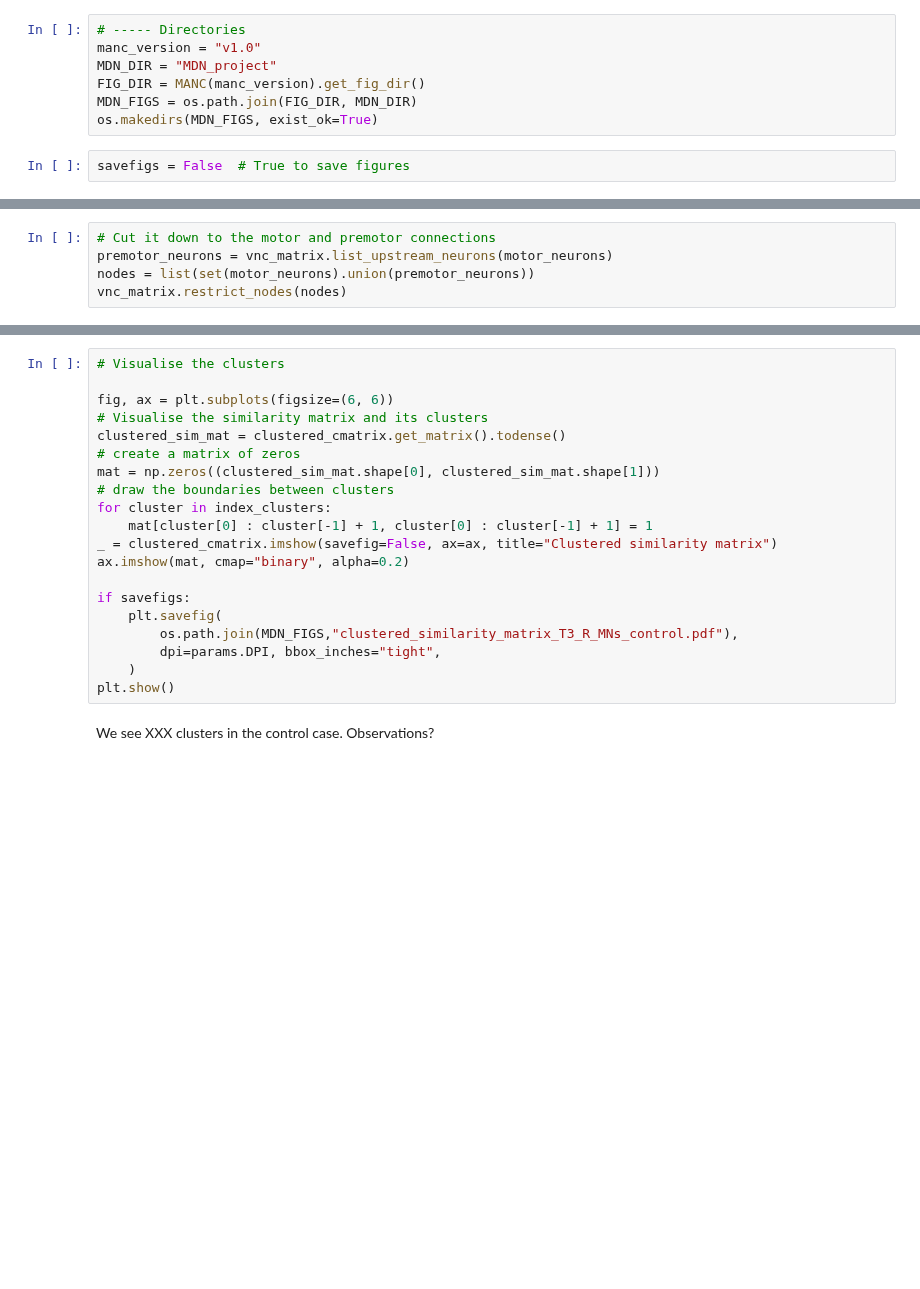
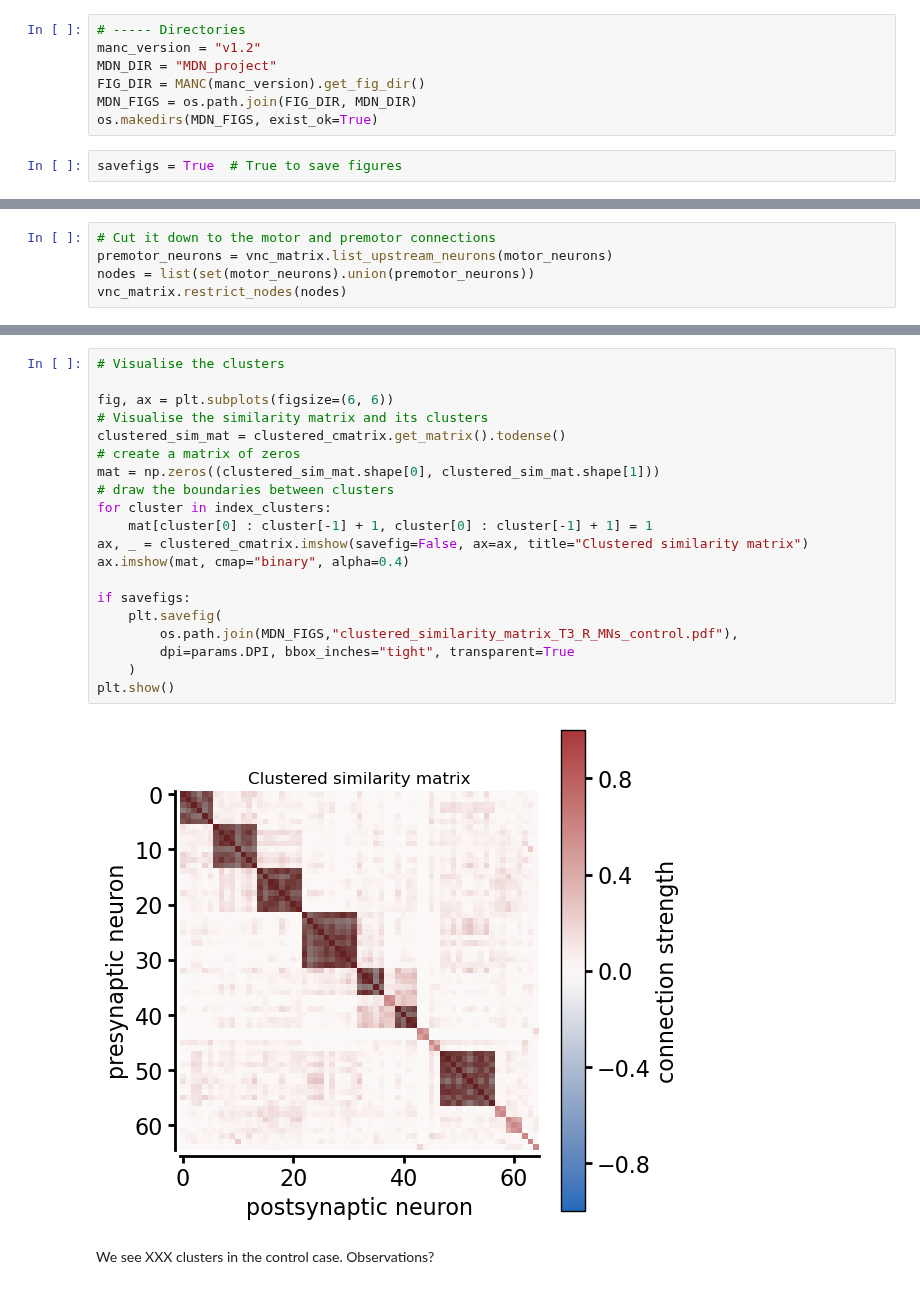
Before and after one commit to NeLy-EPFL/vnc_networks, a Jupyter notebook: scripts/generate_plots/muscle_synergies.ipynb, the cells around one changed output, grey strips where cells are left out. Saved outputs shown, nothing was run; the diff lists cells and outputs as text; blank space fills up the shorter version.

```diff
--- a/scripts/generate_plots/muscle_synergies.ipynb
+++ b/scripts/generate_plots/muscle_synergies.ipynb
@@ -23,12 +24,12 @@ from vnc_networks.specific_neurons import mdn_helper
 # %%
 # ----- Directories
-manc_version = "v1.0"
+manc_version = "v1.2"
 MDN_DIR = "MDN_project"
 FIG_DIR = MANC(manc_version).get_fig_dir()
 MDN_FIGS = os.path.join(FIG_DIR, MDN_DIR)
 os.makedirs(MDN_FIGS, exist_ok=True)
 # %%
-savefigs = False  # True to save figures
+savefigs = True  # True to save figures
 # %%
 CR = MANC(manc_version)
 split_mdn_vnc = mdn_helper.get_vnc_split_MDNs_by_neuropil(
@@ -92,23 +154,25 @@ vnc_matrix.restrict_nodes(nodes)
 # %%
 # Visualise the clusters
 
 fig, ax = plt.subplots(figsize=(6, 6))
 # Visualise the similarity matrix and its clusters
 clustered_sim_mat = clustered_cmatrix.get_matrix().todense()
 # create a matrix of zeros
 mat = np.zeros((clustered_sim_mat.shape[0], clustered_sim_mat.shape[1]))
 # draw the boundaries between clusters
 for cluster in index_clusters:
     mat[cluster[0] : cluster[-1] + 1, cluster[0] : cluster[-1] + 1] = 1
-_ = clustered_cmatrix.imshow(savefig=False, ax=ax, title="Clustered similarity matrix")
-ax.imshow(mat, cmap="binary", alpha=0.2)
+ax, _ = clustered_cmatrix.imshow(savefig=False, ax=ax, title="Clustered similarity matrix")
+ax.imshow(mat, cmap="binary", alpha=0.4)
 
 if savefigs:
     plt.savefig(
         os.path.join(MDN_FIGS,"clustered_similarity_matrix_T3_R_MNs_control.pdf"),
-        dpi=params.DPI, bbox_inches="tight",
+        dpi=params.DPI, bbox_inches="tight", transparent=True
     )
 plt.show()
+# %% [output]
+[figure, added]
 # %% [markdown]
 We see XXX clusters in the control case. Observations?
 # %%
```
Also changed, not shown: parts of 35 cells of this notebook, 3 other files.
